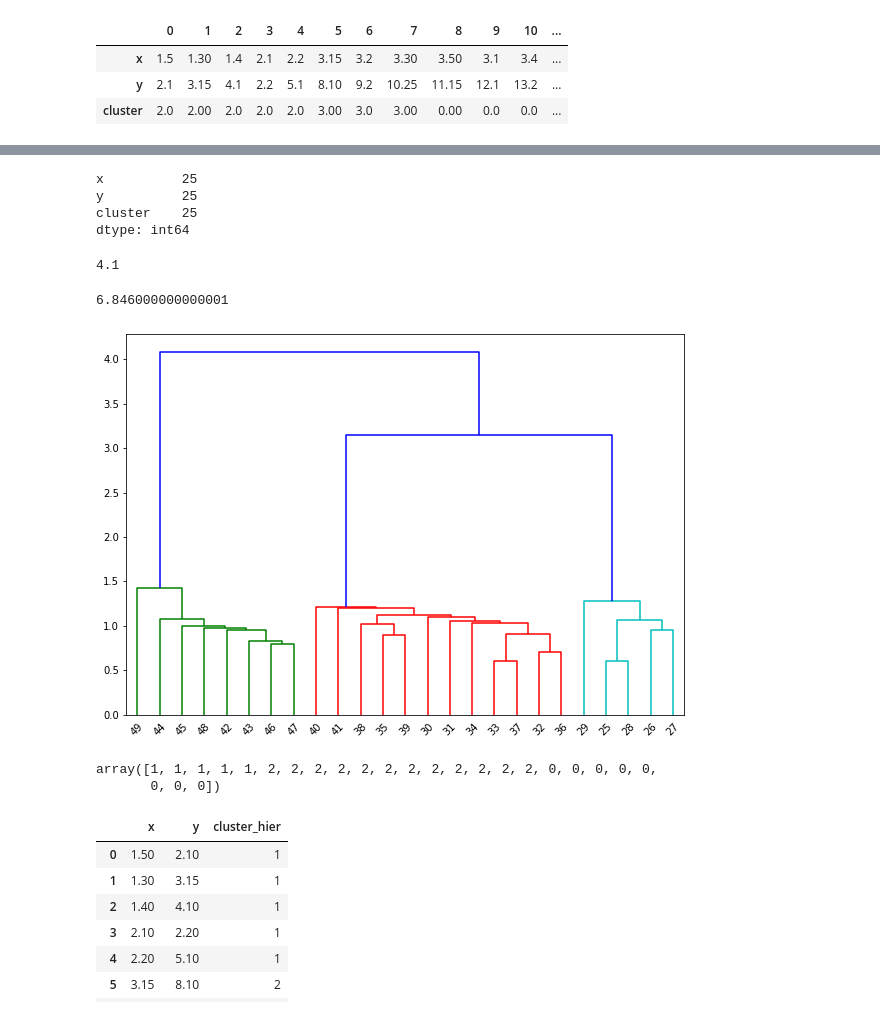
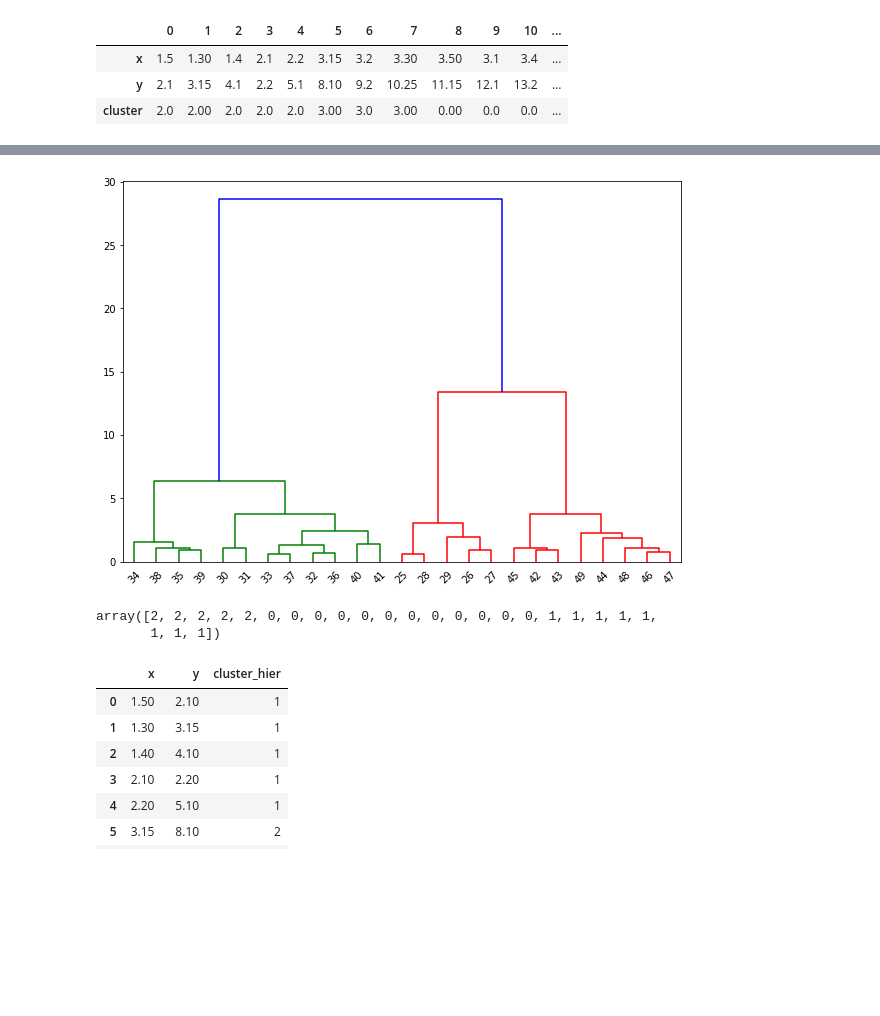
Before and after one commit to KouXou/clustering_points, a Jupyter notebook: Points.ipynb, the cells around one changed output, grey strips where cells are left out. Cells and saved outputs as stored; diff of their text form; code cells hidden in the pictures; blank space fills up the shorter version.

Commit message:
move params & clear code

```diff
--- a/Points.ipynb
+++ b/Points.ipynb
@@ -9,6 +9,18 @@ from sklearn.cluster import AgglomerativeClustering
 # %%
 #read data from csv
 points = pd.read_csv("http://gunet2.cs.unipi.gr/modules/document/file.php/TMI100/Datasets/points_example.csv")
+
+### K-MEANS PARAMS
+#set number of clusters for K-means
+kmeans_no_of_clusters = 5
+
+### AGGLOMERATIVE HIERARCHICAL PARAMS
+#Number of Clusters for Agglomerative clustering
+agglomerative_no_of_clusters = 3
+# Metric used to compute the linkage, values :  “euclidean”, “l1”, “l2”, “manhattan”, “cosine”, or “precomputed”
+affinity='euclidean'
+# Linkage criterion to be used,  values: “ward”, “complete”, “average”, “single”
+h_linkage='ward'
 # %%
 #set custom color pallete
 customPalette = ['#630C3A', '#39C8C6', '#D3500C', '#FFB139', '#f0f019', '#68c182']
@@ -140,16 +125 @@ points.sample(n=2)
-# %%
-points.notnull().sum()
-# %% [output]
-x          25
-y          25
-cluster    25
-dtype: int64
-# %%
-points['x'].median()
-# %% [output]
-4.1
-# %%
-points['y'].mean()
-# %% [output]
-6.846000000000001
 # %%
@@ -160,27 +129,25 @@ pointsh = pd.read_csv("http://gunet2.cs.unipi.gr/modules/document/file.php/TMI10
 # %%
 # Create dendrogram
-linked = linkage(pointsh, 'single')
+linked = linkage(pointsh, h_linkage)
 
 labelList = range(0, pointsh.size)
 
 plt.figure(figsize=(10, 7))
 dendrogram(linked,
             orientation='top',
             labels=labelList,
             distance_sort='descending',
             show_leaf_counts=True)
 plt.show()
 # %% [output]
-[figure, old version]
+[figure, new version]
 # %%
-#Number of Clusters for Agglomerative clustering
-n_clusters = 3
 #Fit the hierarchical clustering on the data
-cluster = AgglomerativeClustering(n_clusters=n_clusters, affinity='euclidean', linkage='single')
+cluster = AgglomerativeClustering(n_clusters=agglomerative_no_of_clusters, affinity=affinity, linkage=h_linkage)
 cluster.fit_predict(pointsh)
 # %% [output]
-array([1, 1, 1, 1, 1, 2, 2, 2, 2, 2, 2, 2, 2, 2, 2, 2, 2, 0, 0, 0, 0, 0,
-       0, 0, 0])
+array([2, 2, 2, 2, 2, 0, 0, 0, 0, 0, 0, 0, 0, 0, 0, 0, 0, 1, 1, 1, 1, 1,
+       1, 1, 1])
 # %%
 pointsh["cluster_hier"]=cluster.fit_predict(pointsh)
 pointsh
```
Also changed, not shown: parts of 9 cells of this notebook.
